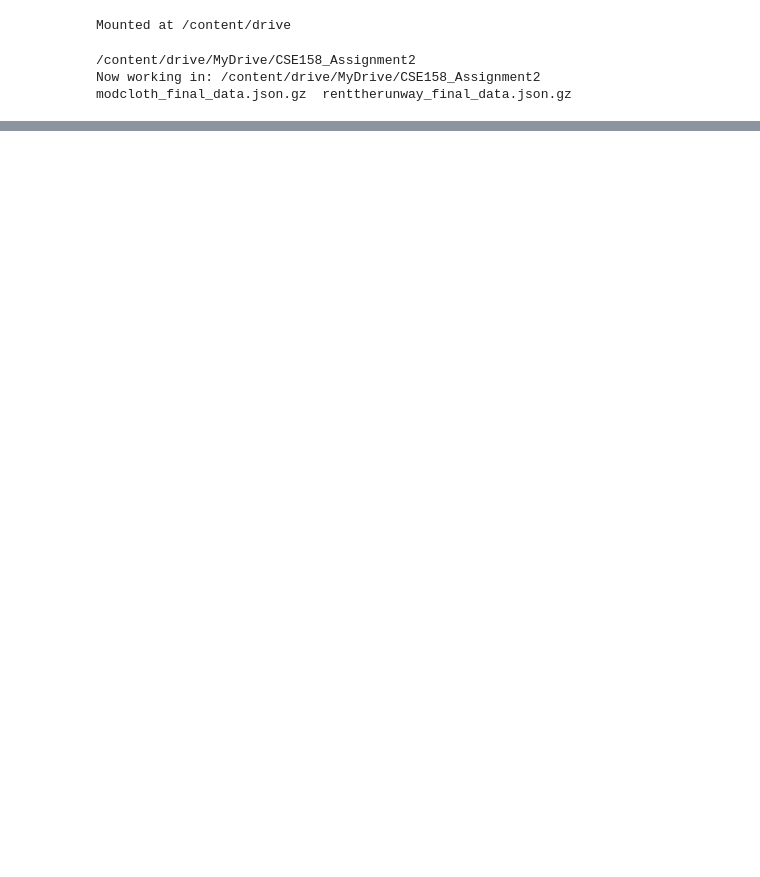
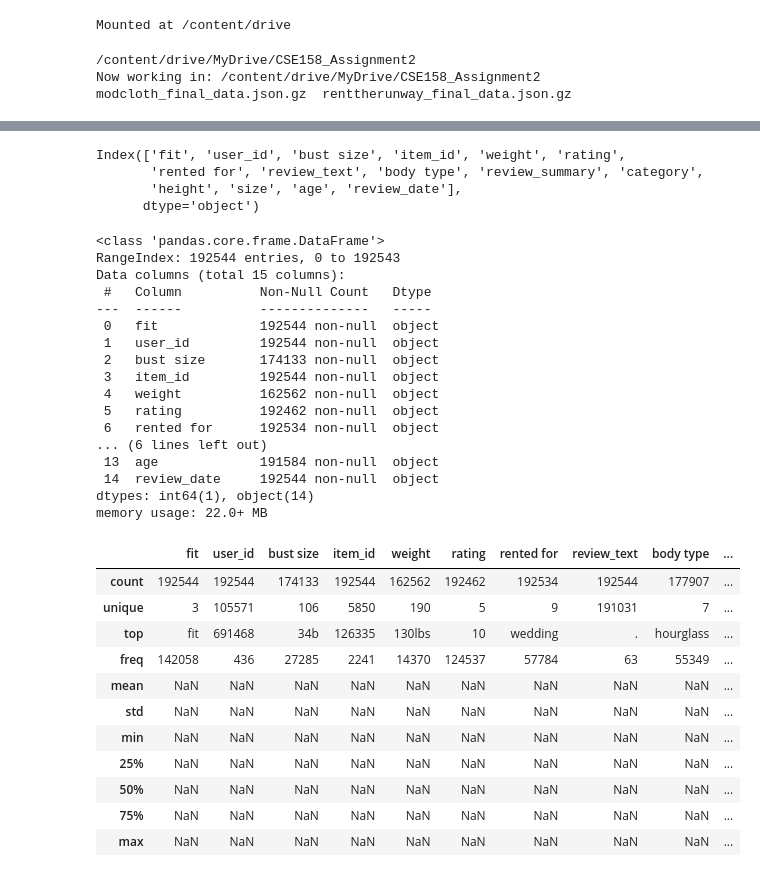
Before and after one commit to kpacker77/CSE158_Assign2, a Jupyter notebook: Assignment2.ipynb, the cells around one changed output, grey strips where cells are left out. Cells and saved outputs as stored; diff of their text form; code cells hidden in the pictures; blank space fills up the shorter version.

```diff
--- a/Assignment2.ipynb
+++ b/Assignment2.ipynb
@@ -23,0 +27,9 @@ modcloth_final_data.json.gz  renttherunway_final_data.json.gz
+# %%
+RTR_path = "/content/drive/MyDrive/CSE158_Assignment2/renttherunway_final_data.json.gz"
+# %%
+data = []
+with gzip.open(RTR_path, "rt", encoding="utf-8") as f:
+    for line in f:
+        data.append(json.loads(line))
+
+print('There are',len(data), 'entries of type', type(data[0]))
@@ -23,0 +38,3 @@ modcloth_final_data.json.gz  renttherunway_final_data.json.gz
+# %%
+df = pd.DataFrame(data)
+df.head(10)
@@ -23,0 +53,40 @@ modcloth_final_data.json.gz  renttherunway_final_data.json.gz
+# %%
+df.columns
+# %% [output]
+Index(['fit', 'user_id', 'bust size', 'item_id', 'weight', 'rating',
+       'rented for', 'review_text', 'body type', 'review_summary', 'category',
+       'height', 'size', 'age', 'review_date'],
+      dtype='object')
+# %%
+df.info()
+df.describe(include='all')
+# %% [output]
+<class 'pandas.core.frame.DataFrame'>
+RangeIndex: 192544 entries, 0 to 192543
+Data columns (total 15 columns):
+ #   Column          Non-Null Count   Dtype
+---  ------          --------------   -----
+ 0   fit             192544 non-null  object
+ 1   user_id         192544 non-null  object
+ 2   bust size       174133 non-null  object
+ 3   item_id         192544 non-null  object
+ 4   weight          162562 non-null  object
+ 5   rating          192462 non-null  object
+ 6   rented for      192534 non-null  object
+... (6 lines left out)
+ 13  age             191584 non-null  object
+ 14  review_date     192544 non-null  object
+dtypes: int64(1), object(14)
+memory usage: 22.0+ MB
+|  | fit | user_id | bust size | item_id | weight | rating | rented for | review_text | body type | ... |
+| count | 192544 | 192544 | 174133 | 192544 | 162562 | 192462 | 192534 | 192544 | 177907 | ... |
+| unique | 3 | 105571 | 106 | 5850 | 190 | 5 | 9 | 191031 | 7 | ... |
+| top | fit | 691468 | 34b | 126335 | 130lbs | 10 | wedding | . | hourglass | ... |
+| freq | 142058 | 436 | 27285 | 2241 | 14370 | 124537 | 57784 | 63 | 55349 | ... |
+| mean | NaN | NaN | NaN | NaN | NaN | NaN | NaN | NaN | NaN | ... |
+| std | NaN | NaN | NaN | NaN | NaN | NaN | NaN | NaN | NaN | ... |
+| min | NaN | NaN | NaN | NaN | NaN | NaN | NaN | NaN | NaN | ... |
+| 25% | NaN | NaN | NaN | NaN | NaN | NaN | NaN | NaN | NaN | ... |
+| 50% | NaN | NaN | NaN | NaN | NaN | NaN | NaN | NaN | NaN | ... |
+| 75% | NaN | NaN | NaN | NaN | NaN | NaN | NaN | NaN | NaN | ... |
+| max | NaN | NaN | NaN | NaN | NaN | NaN | NaN | NaN | NaN | ... |
```
Also changed, not shown: parts of 8 cells of this notebook.
